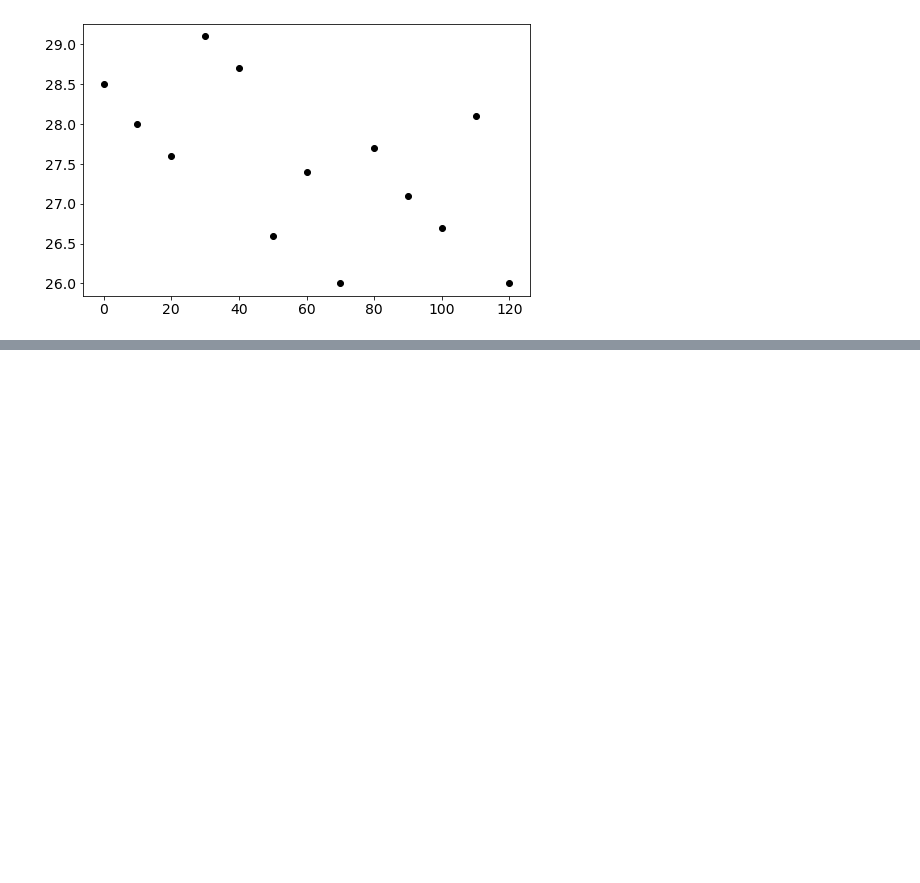
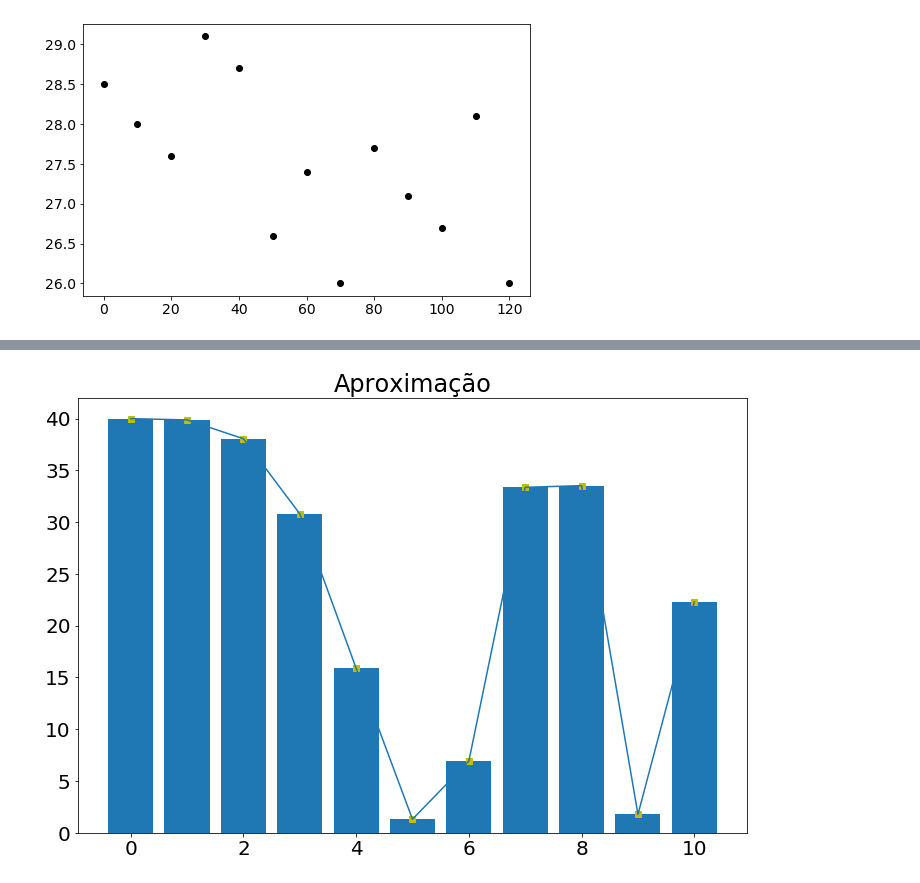
Before and after one commit to aholanda/edu-sistemas-embarcados, a Jupyter notebook: notebooks/Semana01.ipynb, the cells around one changed output, grey strips where cells are left out. Cells and saved outputs as stored; diff of their text form; code cells hidden in the pictures; blank space fills up the shorter version.

```diff
--- a/notebooks/Semana01.ipynb
+++ b/notebooks/Semana01.ipynb
@@ -135,0 +173,10 @@ plt.show()
+# %%
+from scipy.interpolate import interp1d
+plt.step(x, y, 'ys', where='mid')
+plt.bar(x, y)
+f = interp1d(x, y, kind='cubic')
+plt.title('Aproximação')
+plt.plot(x, f(x))
+plt.show()
+# %% [output]
+[figure, added]
```
Also changed, not shown: parts of 9 cells of this notebook.
